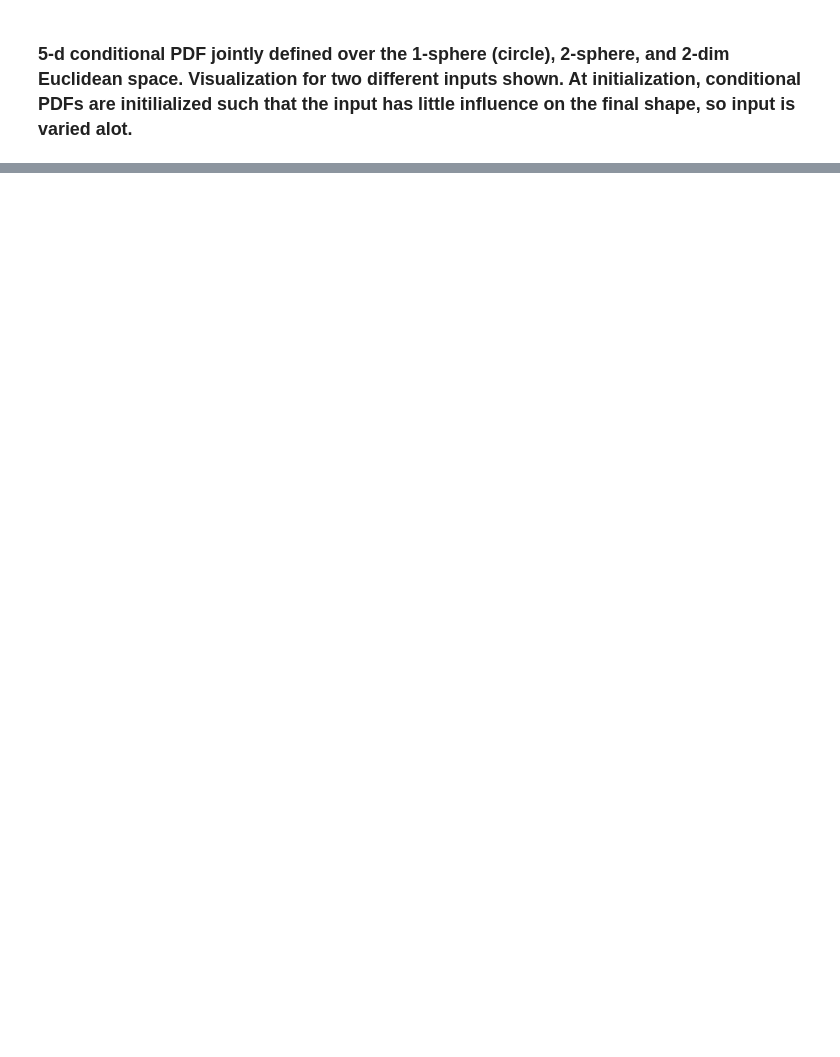
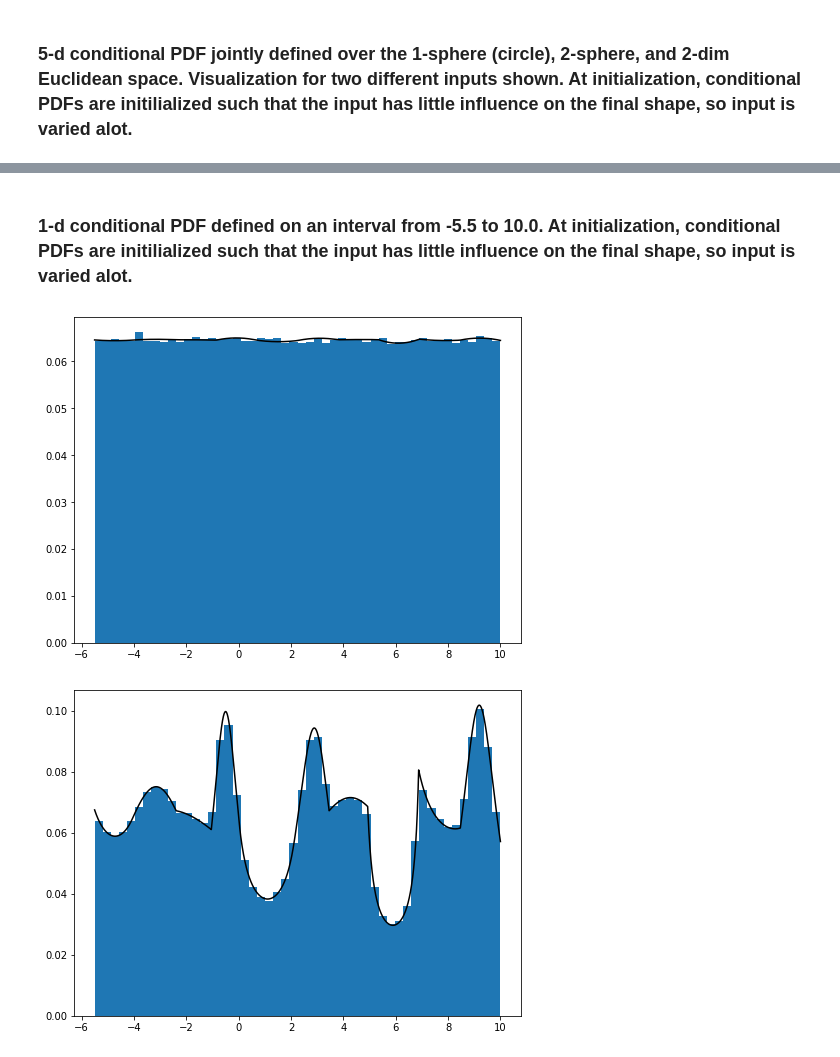
Before and after one commit to thoglu/jammy_flows, a Jupyter notebook: examples/examples.ipynb, the cells around one changed output, grey strips where cells are left out. Cells and saved outputs as stored; diff of their text form; code cells hidden in the pictures; blank space fills up the shorter version.

```diff
--- a/examples/examples.ipynb
+++ b/examples/examples.ipynb
@@ -68,0 +65,13 @@ doing the extra householder..
+# %% [markdown]
+### 1-d conditional PDF defined on an interval from -5.5 to 10.0. At initialization, conditional PDFs are initilialized such that the input has little influence on the final shape, so input is varied alot.
+# %%
+interval_pdf=fbase.pdf("i1_-5.5_10.0", "r", conditional_input_dim=2)
+
+fig=pylab.figure(figsize=(8,6))
+_, _=helper_fns.visualize_pdf(interval_pdf,fig,nsamples=1000000, conditional_input=torch.Tensor([100.0,150.0]).type(torch.float64).unsqueeze(0) )
+
+fig=pylab.figure(figsize=(8,6))
+_, _=helper_fns.visualize_pdf(interval_pdf,fig,nsamples=1000000, conditional_input=torch.Tensor([10000.0,10000.0]).type(torch.float64).unsqueeze(0) )
+# %% [output]
+[figure, added]
+[figure, added]
```
Also changed, not shown: parts of 4 cells of this notebook, 2 other files.
